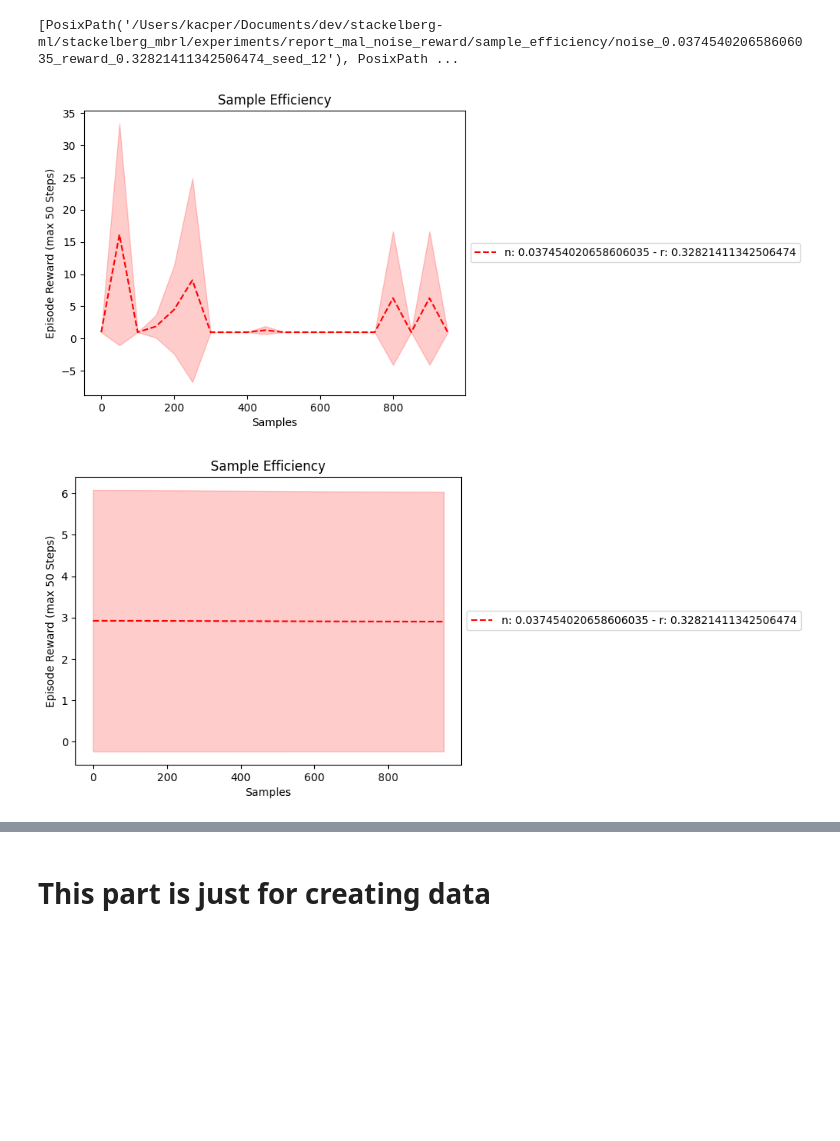
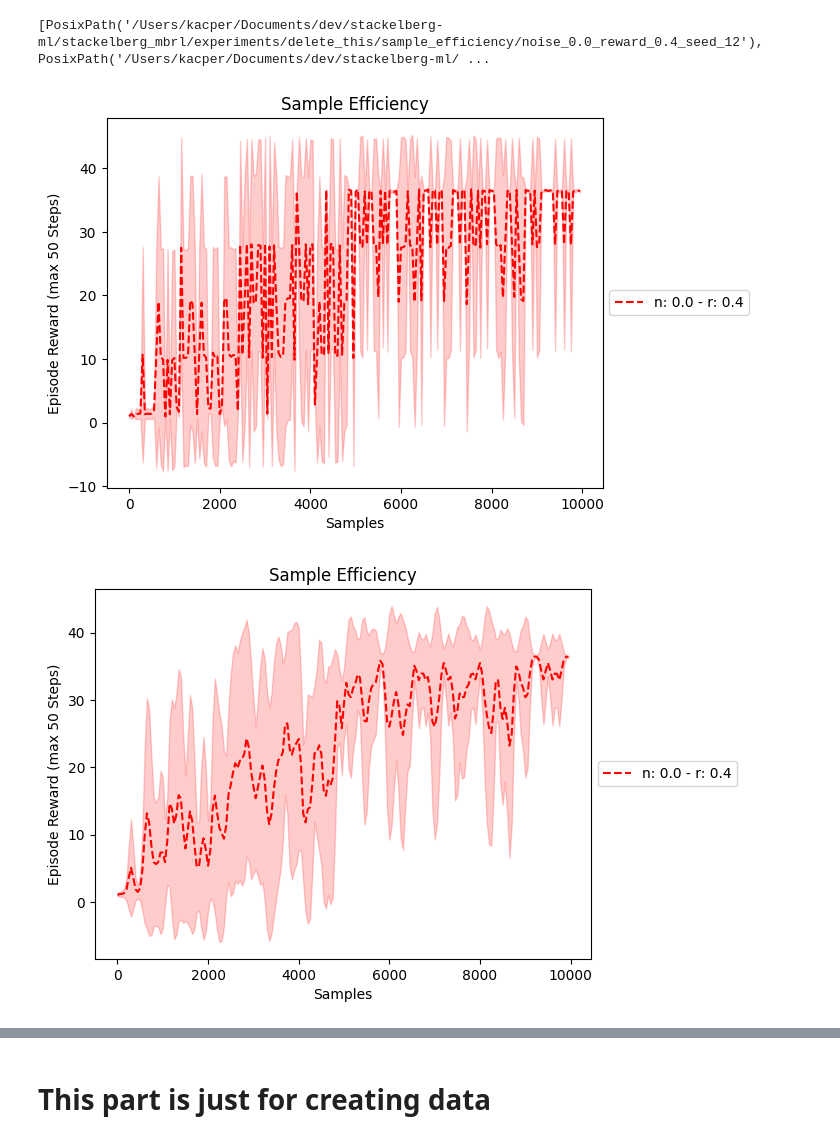
Before and after one commit to nilscrm/stackelberg-ml, a Jupyter notebook: graph.ipynb, the cells around one changed output, grey strips where cells are left out. Drawn from its saved outputs; the diff is of its cells as text; code cells hidden in the pictures; blank space fills up the shorter version.

```diff
--- a/graph.ipynb
+++ b/graph.ipynb
@@ -21,8 +21,8 @@ print(colors)
 # %%
 # noise_ws = [0.0, 0.3, 0.75, 1.0]
-noise_ws = [0.13496615825145525]
+noise_ws = [0.0]
 # reward_ws = [0.0, 0.3, 0.6, 1.0]
-reward_ws = [0.8546471786192158]
+reward_ws = [0.4]
 seeds = [12, 42, 69, 10420]
 # seeds = [128, 4242, 1234, 48]
 # seeds = [12, 42, 69, 10420, 128, 4242, 1234, 48]
@@ -30,12 +30,13 @@ seeds = [12, 42, 69, 10420]
 postfix = ''
 # experiment = 'poster_mal_agent_reward'
 # experiment = 'report_mal_noise'
-experiment = 'report_mal_noise_reward'
+# experiment = 'report_mal_noise_reward'
+experiment = 'delete_this'
 # %%
 def interpolate(x, y, at):
     return interp1d(x, y, kind="linear", fill_value=(np.min(y), np.max(y)), bounds_error=False)(at)
 
-def plot(all_evals: List, label: str, smooth_factor=2, color="b", linestyle=None, max_samples=None, eval_rate=None):
+def plot(all_evals: List, label: str, smooth_factor=2, color="b", linestyle=None, max_samples=None, eval_rate=None, plot_std=True):
     intervals = np.arange(0, max_samples, eval_rate)
     all_evals = np.stack([interpolate(np.array(evals)[:,0],np.array(evals)[:,1],intervals) for evals in all_evals])
     mean_reward = all_evals.mean(axis=0)
@@ -46,7 +47,7 @@ def plot(all_evals: List, label: str, smooth_factor=2, color="b", linestyle=None
     ci_95_smooth = gaussian_filter1d(ci_95, smooth_factor)
 
     plt.plot(intervals, mean_reward_smooth, label=label, color=color, linestyle=linestyle)
-    plt.fill_between(intervals, mean_reward_smooth - ci_95_smooth, mean_reward_smooth + ci_95_smooth, color=color, alpha=0.2)
+    if plot_std: plt.fill_between(intervals, mean_reward_smooth - ci_95_smooth, mean_reward_smooth + ci_95_smooth, color=color, alpha=0.2)
 
 def load_evals(path):
     path = Path(path)
@@ -57,27 +58,27 @@ def load_evals(path):
 # %%
 path = Path.cwd()
 path = path / "stackelberg_mbrl" / "experiments" / experiment / "sample_efficiency"
 stems = list(product(noise_ws, reward_ws))
 paths = [path / f"noise_{noise}_reward_{reward}_seed_{seed}{postfix}" for (noise, reward), seed in product(stems, seeds)]
 print(paths)
 evals = np.stack(load_evals(p) for p in paths)
 max_samples = np.max(evals[:, :, 0])
 pts_cnt = evals.shape[1]
 evals = evals.reshape(-1, len(seeds), pts_cnt, 2)
 
 # plt.style.use('dark_background')
 plt.style.use('default')
-for smooth_factor in [0.1, 20, 40]:
+for smooth_factor in [0.0001, 1, 4]:
     plt.figure()
     # smooth_factor = 20.0
     for e, (noise, reward), (c, s) in zip(evals, stems, product(['r', 'g', 'b', 'c', 'y'], ['--','-','-.',':'])):
         plot(e, f"n: {noise} - r: {reward}", smooth_factor=smooth_factor, max_samples=max_samples, eval_rate=50, color=c, linestyle=s)
 
     plt.title("Sample Efficiency")
     plt.ylabel("Episode Reward (max 50 Steps)")
     plt.xlabel("Samples")
     plt.legend(loc='center left', bbox_to_anchor=(1, 0.5))
 # %% [output]
-[PosixPath('/Users/kacper/Documents/dev/stackelberg-ml/stackelberg_mbrl/experiments/report_mal_noise_reward/sample_efficiency/noise_0.037454020658606035_reward_0.32821411342506474_seed_12'), PosixPath ...
+[PosixPath('/Users/kacper/Documents/dev/stackelberg-ml/stackelberg_mbrl/experiments/delete_this/sample_efficiency/noise_0.0_reward_0.4_seed_12'), PosixPath('/Users/kacper/Documents/dev/stackelberg-ml/ ...
-[figure, old version]
+[figure, new version]
-[figure, old version]
+[figure, new version]
```
Also changed, not shown: parts of 9 cells of this notebook, 11 other files.
